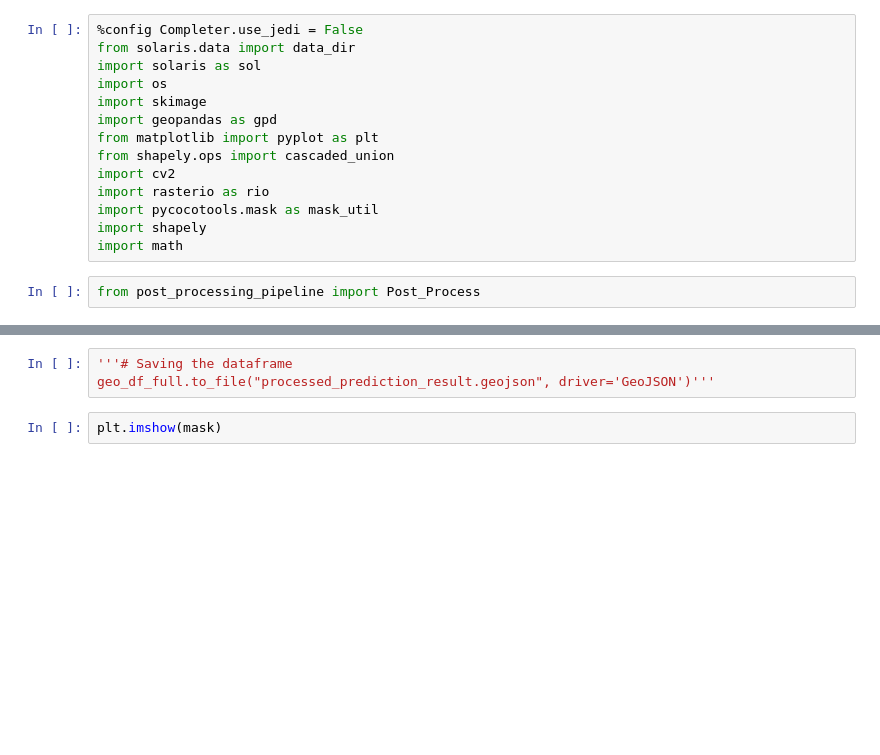
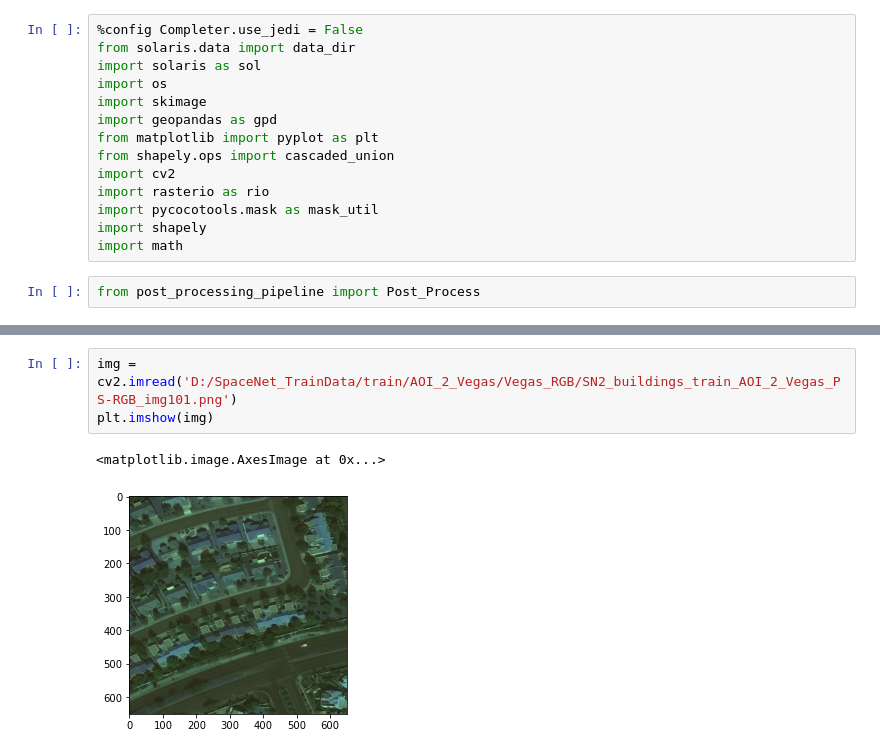
Before and after one commit to HariniSureshS/solarpanel, a Jupyter notebook: post-processing/test_post_processing.ipynb, the cells around one changed output, grey strips where cells are left out. Cells and saved outputs as stored; diff of their text form; blank space fills up the shorter version.

```diff
--- a/post-processing/test_post_processing.ipynb
+++ b/post-processing/test_post_processing.ipynb
@@ -78,5 +39,6 @@ df
-# %%
-'''# Saving the dataframe
-geo_df_full.to_file("processed_prediction_result.geojson", driver='GeoJSON')'''
-# %%
-plt.imshow(mask)
+# %%
+img = cv2.imread('D:/SpaceNet_TrainData/train/AOI_2_Vegas/Vegas_RGB/SN2_buildings_train_AOI_2_Vegas_PS-RGB_img101.png')
+plt.imshow(img)
+# %% [output]
+<matplotlib.image.AxesImage at 0x...>
+[figure, added]
```
Also changed, not shown: parts of 8 cells of this notebook, 1 other file.
